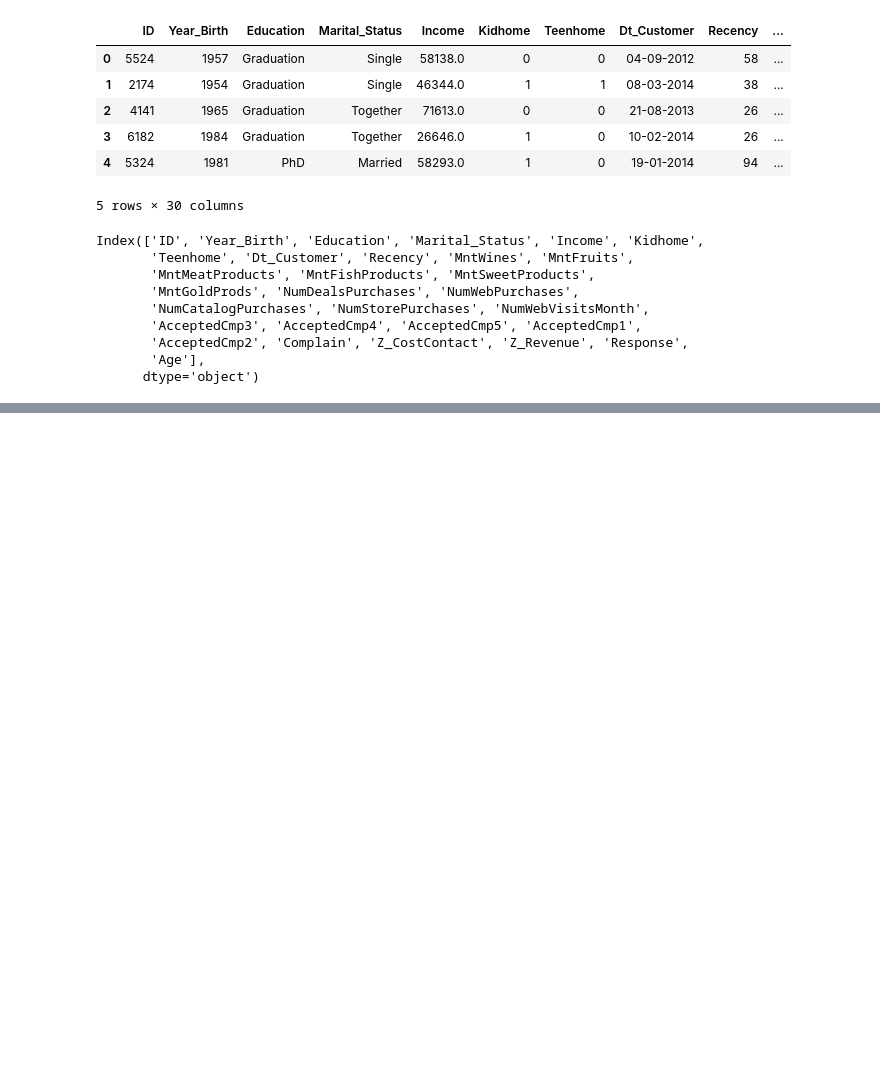
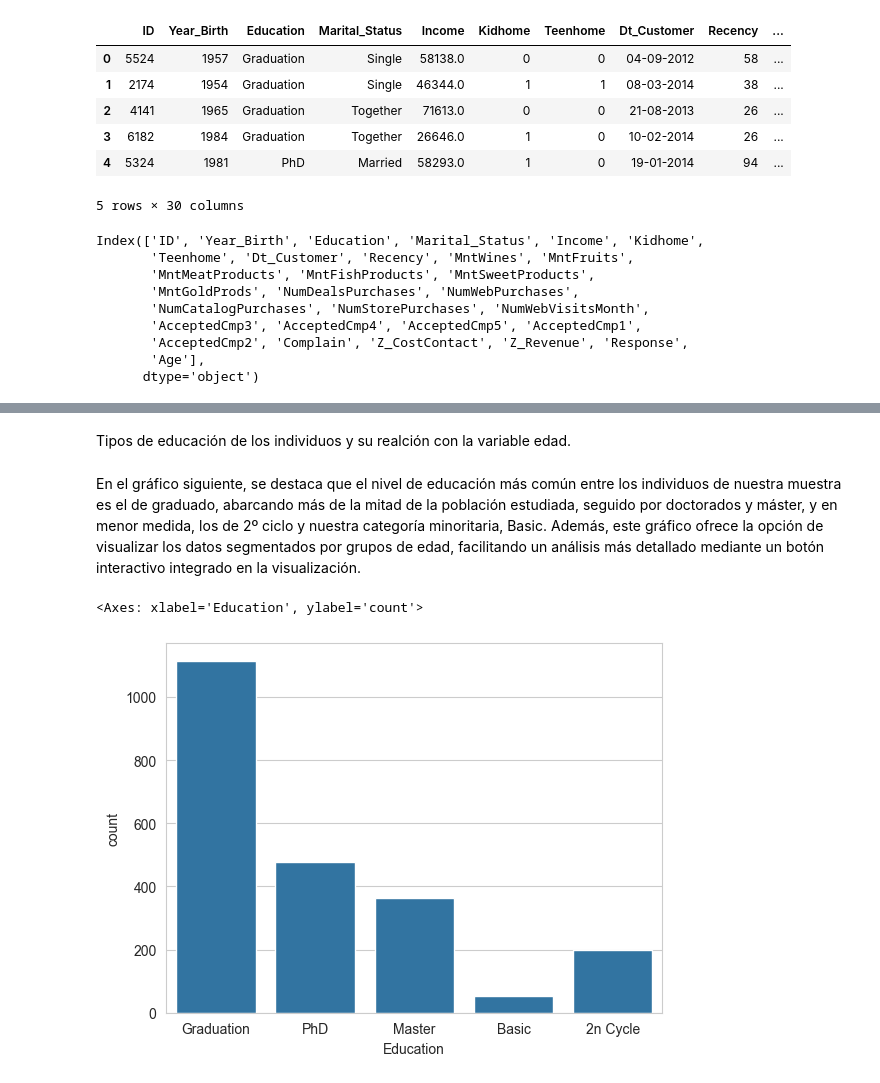
Before and after one commit to Martain24/TFM, a Jupyter notebook: primer_dataset/train_MV.ipynb, the cells around one changed output, grey strips where cells are left out. Cells and saved outputs as stored; diff of their text form; code cells hidden in the pictures; blank space fills up the shorter version.

```diff
--- a/primer_dataset/train_MV.ipynb
+++ b/primer_dataset/train_MV.ipynb
@@ -842,0 +912,19 @@ Index(['ID', 'Year_Birth', 'Education', 'Marital_Status', 'Income', 'Kidhome',
+# %%
+age_groups = []
+
+# Iterar sobre las edades y asignarlas a grupos según las condiciones
+for age in df['Age']:
+    if age <= 18:
+        age_groups.append('0-18')
+    elif age <= 30:
+        age_groups.append('19-30')
+    elif age <= 50:
+        age_groups.append('31-50')
+    elif age <= 70:
+        age_groups.append('51-70')
+    else:
+        age_groups.append('71+')
+
+# Agregar la lista de grupos de edad como una nueva columna al DataFrame
+df['Age_Group'] = age_groups
+df[['Age', 'Age_Group']].head
@@ -842,0 +946,9 @@ Index(['ID', 'Year_Birth', 'Education', 'Marital_Status', 'Income', 'Kidhome',
+# %% [markdown]
+Tipos de educación de los individuos y su realción con la variable edad.
+# %% [markdown]
+En el gráfico siguiente, se destaca que el nivel de educación más común entre los individuos de nuestra muestra es el de graduado, abarcando más de la mitad de la población estudiada, seguido por doctorados y máster, y en menor medida, los de 2º ciclo y nuestra categoría minoritaria, Basic. Además, este gráfico ofrece la opción de visualizar los datos segmentados por grupos de edad, facilitando un análisis más detallado mediante un botón interactivo integrado en la visualización.
+# %%
+sns.countplot(data=df, x='Education')
+# %% [output]
+<Axes: xlabel='Education', ylabel='count'>
+[figure, added]
```
Also changed, not shown: parts of 49 cells of this notebook, 1 other file.
